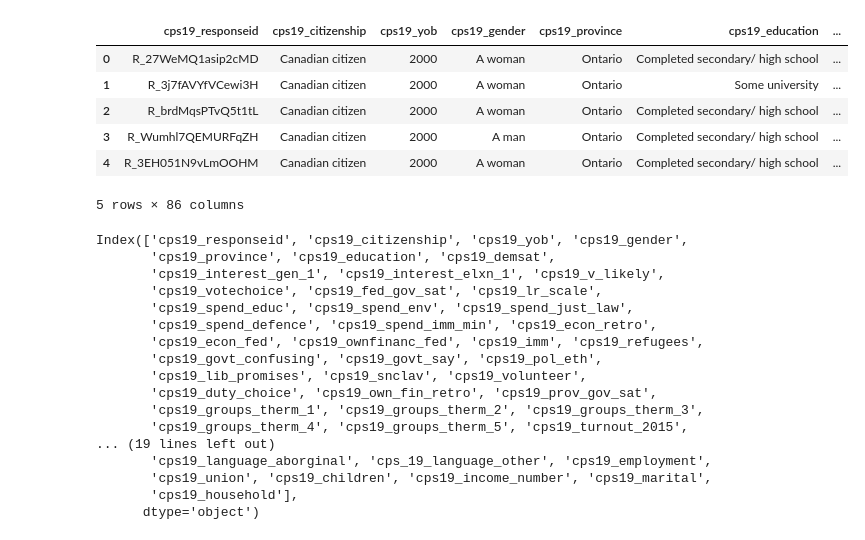
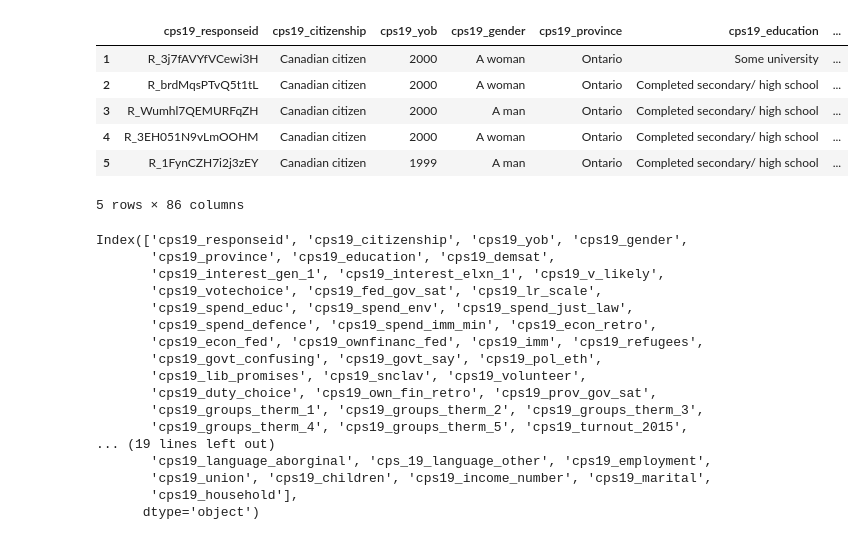
Before and after one commit to jhilberdink/Canadian_Election_Study_Analysis, a Jupyter notebook: machine_learning2.ipynb, the cells around one changed output. Saved outputs shown, nothing was run; the diff lists cells and outputs as text; code cells hidden in the pictures.

```diff
--- a/machine_learning2.ipynb
+++ b/machine_learning2.ipynb
@@ -20,16 +20,19 @@ connection = psycopg2.connect(
             user="postgres",
             password=password2)
 df = psql.read_sql('SELECT * FROM survey_data', connection)
-# %%
-df.head(5)
-# %% [output]
-|  | cps19_responseid | cps19_citizenship | cps19_yob | cps19_gender | cps19_province | cps19_education | ... |
-| 0 | R_27WeMQ1asip2cMD | Canadian citizen | 2000 | A woman | Ontario | Completed secondary/ high school | ... |
-| 1 | R_3j7fAVYfVCewi3H | Canadian citizen | 2000 | A woman | Ontario | Some university | ... |
-| 2 | R_brdMqsPTvQ5t1tL | Canadian citizen | 2000 | A woman | Ontario | Completed secondary/ high school | ... |
-| 3 | R_Wumhl7QEMURFqZH | Canadian citizen | 2000 | A man | Ontario | Completed secondary/ high school | ... |
-| 4 | R_3EH051N9vLmOOHM | Canadian citizen | 2000 | A woman | Ontario | Completed secondary/ high school | ... |
-5 rows × 86 columns
+# %%
+df = df[df.cps19_votechoice != "Don't know/ Prefer not to answer"]
+df = df[df.cps19_votechoice != "Another party (please specify)"]
+df['cps19_votechoice'].replace({'Bloc Qu<e9>b<e9>cois':'Bloc Quebecois'}, inplace=True)
+df.head(5)
+# %% [output]
+|  | cps19_responseid | cps19_citizenship | cps19_yob | cps19_gender | cps19_province | cps19_education | ... |
+| 1 | R_3j7fAVYfVCewi3H | Canadian citizen | 2000 | A woman | Ontario | Some university | ... |
+| 2 | R_brdMqsPTvQ5t1tL | Canadian citizen | 2000 | A woman | Ontario | Completed secondary/ high school | ... |
+| 3 | R_Wumhl7QEMURFqZH | Canadian citizen | 2000 | A man | Ontario | Completed secondary/ high school | ... |
+| 4 | R_3EH051N9vLmOOHM | Canadian citizen | 2000 | A woman | Ontario | Completed secondary/ high school | ... |
+| 5 | R_1FynCZH7i2j3zEY | Canadian citizen | 1999 | A man | Ontario | Completed secondary/ high school | ... |
+5 rows × 86 columns
 # %%
 df.columns
 # %% [output]
```
Also changed, not shown: parts of 11 cells of this notebook.
